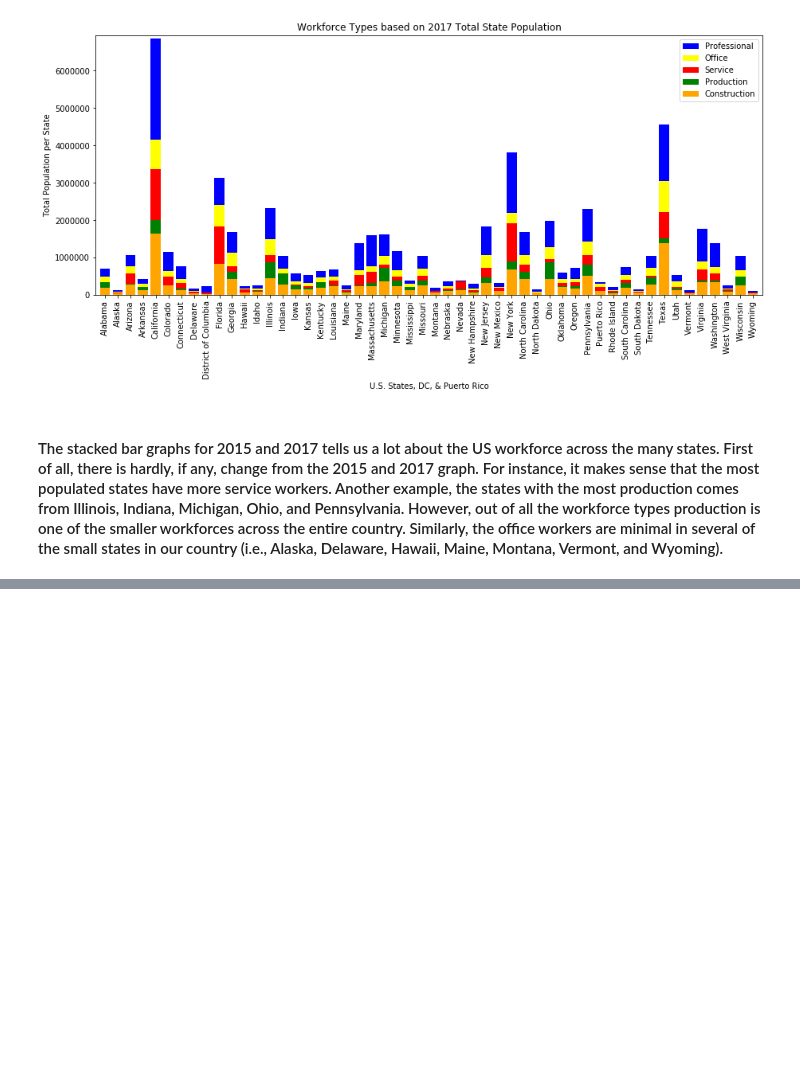
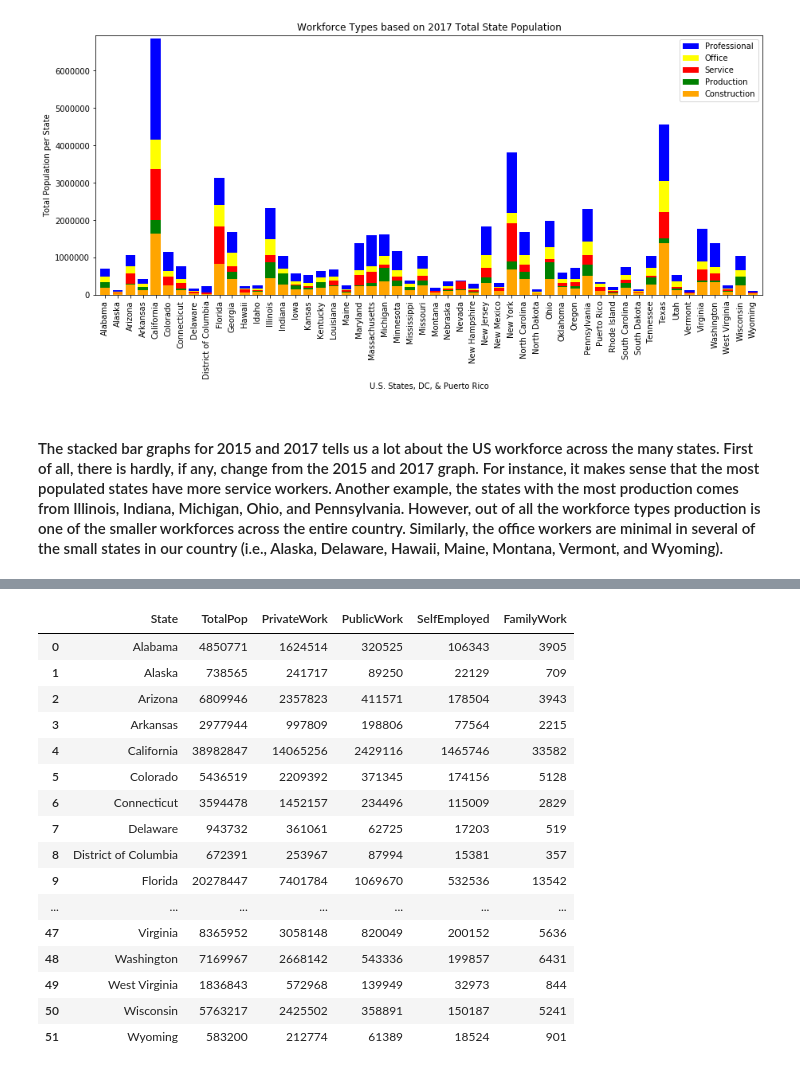
Before and after one commit to charlim26/censusproject, a Jupyter notebook: Minervas_Project/analysis_workforce_sectors.ipynb, the cells around one changed output, grey strips where cells are left out. Saved outputs shown, nothing was run; the diff lists cells and outputs as text; code cells hidden in the pictures; blank space fills up the shorter version.

```diff
--- a/Minervas_Project/analysis_workforce_sectors.ipynb
+++ b/Minervas_Project/analysis_workforce_sectors.ipynb
@@ -137,0 +191,22 @@ plt.show()
+# %%
+# Building a dataframe to find the workforce sectors that make-up the states based on 2017:
+sectors_2017 = states_2017[['State', 'TotalPop', 'PrivateWork', 'PublicWork', 'SelfEmployed', 'FamilyWork']]
+sectors_2017
+# %% [output]
+|  | State | TotalPop | PrivateWork | PublicWork | SelfEmployed | FamilyWork |
+| 0 | Alabama | 4850771 | 1624514 | 320525 | 106343 | 3905 |
+| 1 | Alaska | 738565 | 241717 | 89250 | 22129 | 709 |
+| 2 | Arizona | 6809946 | 2357823 | 411571 | 178504 | 3943 |
+| 3 | Arkansas | 2977944 | 997809 | 198806 | 77564 | 2215 |
+| 4 | California | 38982847 | 14065256 | 2429116 | 1465746 | 33582 |
+| 5 | Colorado | 5436519 | 2209392 | 371345 | 174156 | 5128 |
+| 6 | Connecticut | 3594478 | 1452157 | 234496 | 115009 | 2829 |
+| 7 | Delaware | 943732 | 361061 | 62725 | 17203 | 519 |
+| 8 | District of Columbia | 672391 | 253967 | 87994 | 15381 | 357 |
+| 9 | Florida | 20278447 | 7401784 | 1069670 | 532536 | 13542 |
+| ... | ... | ... | ... | ... | ... | ... |
+| 47 | Virginia | 8365952 | 3058148 | 820049 | 200152 | 5636 |
+| 48 | Washington | 7169967 | 2668142 | 543336 | 199857 | 6431 |
+| 49 | West Virginia | 1836843 | 572968 | 139949 | 32973 | 844 |
+| 50 | Wisconsin | 5763217 | 2425502 | 358891 | 150187 | 5241 |
+| 51 | Wyoming | 583200 | 212774 | 61389 | 18524 | 901 |
```
Also changed, not shown: parts of 5 cells of this notebook.
